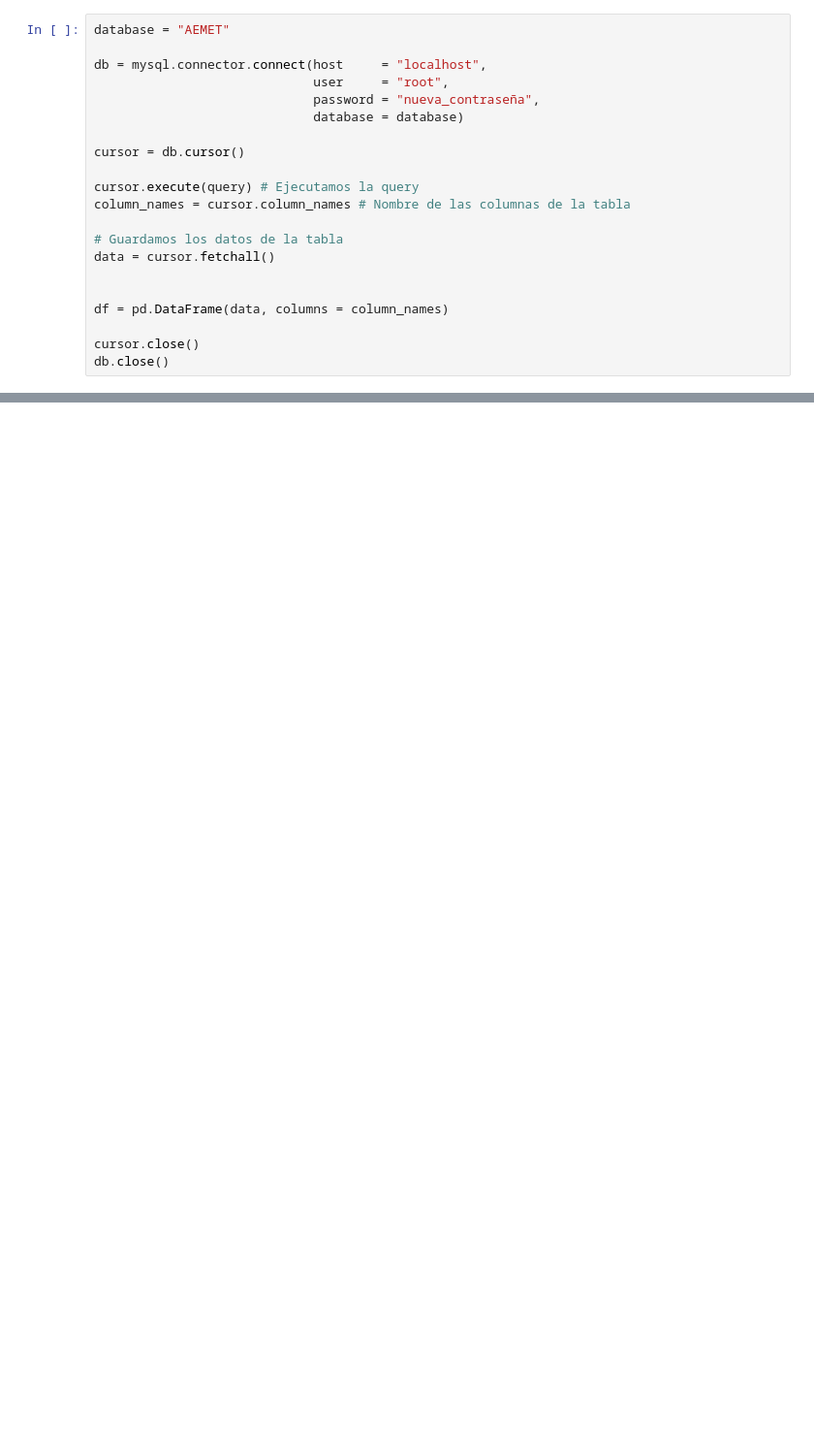
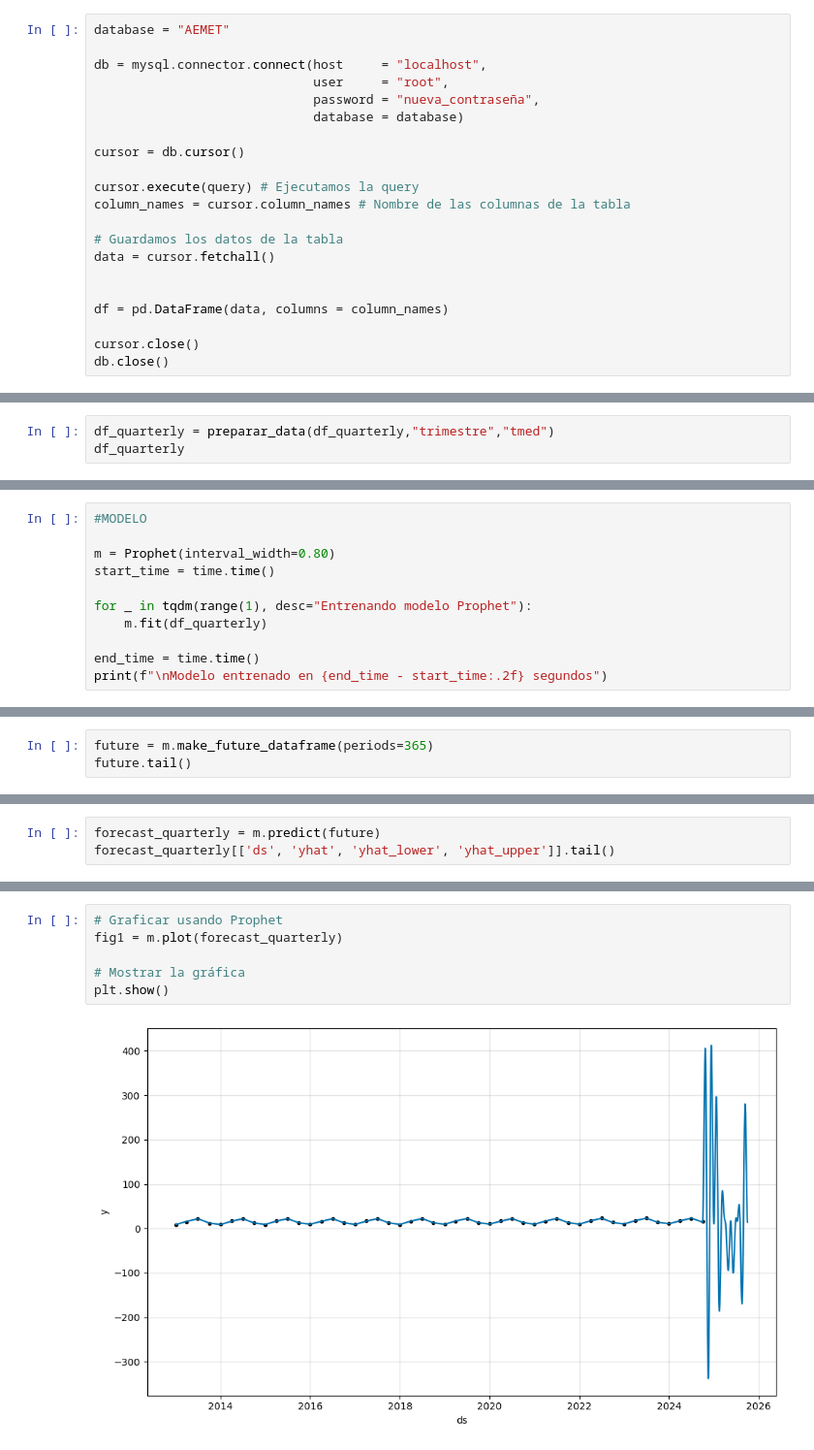
Before and after one commit to ppswns1988/pfbaemet, a Jupyter notebook: Facebook Prophet.ipynb, the cells around one changed output, grey strips where cells are left out. Shown: that part at 97% size. Cells and saved outputs as stored; diff of their text form; blank space fills up the shorter version.

```diff
--- a/Facebook Prophet.ipynb
+++ b/Facebook Prophet.ipynb
@@ -89,0 +200,3 @@ plt.show()
+# %%
+df_quarterly = preparar_data(df_quarterly,"trimestre","tmed")
+df_quarterly
@@ -89,0 +221,11 @@ plt.show()
+# %%
+#MODELO
+
+m = Prophet(interval_width=0.80)
+start_time = time.time()
+
+for _ in tqdm(range(1), desc="Entrenando modelo Prophet"):
+    m.fit(df_quarterly)
+
+end_time = time.time()
+print(f"\nModelo entrenado en {end_time - start_time:.2f} segundos")
@@ -89,0 +235,3 @@ plt.show()
+# %%
+future = m.make_future_dataframe(periods=365)
+future.tail()
@@ -89,0 +245,3 @@ plt.show()
+# %%
+forecast_quarterly = m.predict(future)
+forecast_quarterly[['ds', 'yhat', 'yhat_lower', 'yhat_upper']].tail()
@@ -89,0 +255,8 @@ plt.show()
+# %%
+# Graficar usando Prophet
+fig1 = m.plot(forecast_quarterly)
+
+# Mostrar la gráfica
+plt.show()
+# %% [output]
+[figure, added]
```
Also changed, not shown: parts of 51 cells of this notebook, 7 other files.
